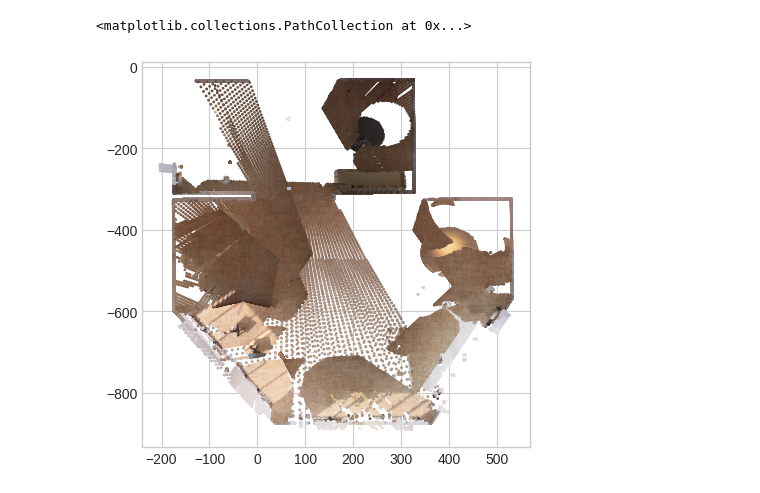
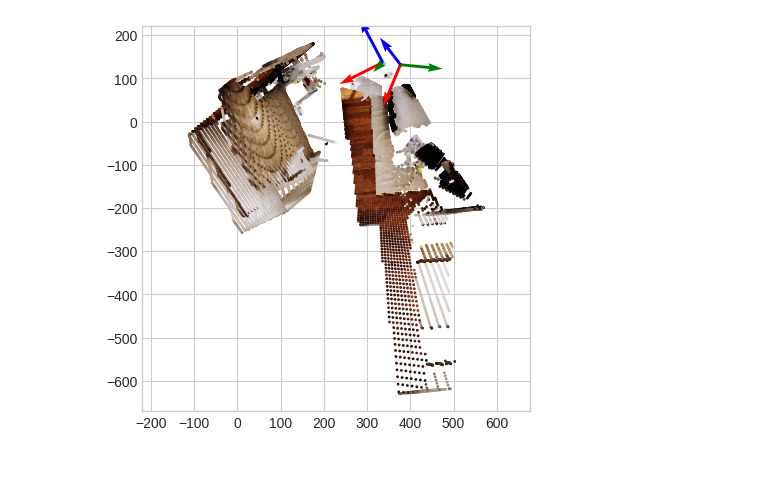
Before and after one commit to Linketic/TC-Light, a Jupyter notebook: notebooks/robotrix_analysis.ipynb, the cells around one changed output. Drawn from its saved outputs; the diff is of its cells as text; code cells hidden in the pictures.

```diff
--- a/notebooks/robotrix_analysis.ipynb
+++ b/notebooks/robotrix_analysis.ipynb
@@ -163,9 +193,12 @@ Text(0.5, 1.0, 'Camera Positions')
 # %%
 imgs, depths, masks, c2ws = [], [], [], []
-for i in range(1, n_images+1, 1000):
-    img = np.array(Image.open(os.path.join(data_folder, 'rgb', cam_type.name, f"{i:06d}.jpg")))
-    depth = np.array(Image.open(os.path.join(data_folder, 'depth', cam_type.name, f"{i:06d}.png"))) / 10.0
-    mask = np.array(Image.open(os.path.join(data_folder, 'mask', cam_type.name, f"{i:06d}.png")))[..., :3]
+# for i in range(1, n_images+1, 100):
+# for i in range(0, 3000, 100):
+for i in range(750, 850, 50):
+    cam_id = int(data_info['frames'][i]['id'])
+    img = np.array(Image.open(os.path.join(data_folder, 'rgb', cam_type.name, f"{cam_id+1:06d}.jpg")))
+    depth = np.array(Image.open(os.path.join(data_folder, 'depth', cam_type.name, f"{cam_id+1:06d}.png"))) / 10.0
+    mask = np.array(Image.open(os.path.join(data_folder, 'mask', cam_type.name, f"{cam_id+1:06d}.png")))[..., :3]
     imgs.append(img)
     depths.append(depth)
     masks.append(mask)
@@ -177,8 +210,14 @@ for i in range(1, n_images+1, 1000):
     c2w = np.eye(4)
     c2w[:3, :3] = ypr2rotmat(cam_rotation['y'], cam_rotation['p'], cam_rotation['r'])
     c2w[:3, 3] = np.array([cam_position['x'], cam_position['y'], cam_position['z']])
+    # c2w[1, [0, 2, 3]] = -c2w[1, [0, 2, 3]]  # flip y axis
+    # regenerate y orientation though cross product
+    # c2w[:3, 1] = np.cross(c2w[:3, 2], c2w[:3, 0])
+    c2w[1, :] = -c2w[1, :]  # flip y axis
+    c2w[:3, 1] = -c2w[:3, 1]
+
+    # c2w[1, [0, 3]] *= -1
     c2ws.append(c2w)
-
     print(c2w)
 
 rgbs = np.stack(imgs, axis=0).transpose(0, 3, 1, 2)
@@ -187,9 +226,9 @@ masks = np.stack(masks, axis=0)
 c2ws = np.stack(c2ws, axis=0)
 
 p_world, rgb_world = RGBD2PCD(torch.tensor(rgbs, dtype=torch.float32), torch.tensor(depths, dtype=torch.float32), intrinsics, torch.tensor(c2ws, dtype=torch.float32))
-pcd_mask = masks.reshape(-1, 3)
-pcd_mask = (pcd_mask[:, 0] == 0) & (pcd_mask[:, 1] == 0) & (pcd_mask[:, 2] == 0)
-pcd_mask = ~pcd_mask
-pcd_xyz = p_world.cpu().numpy().reshape(-1, 3)[pcd_mask][::100]
-pcd_rgb = rgb_world.cpu().numpy().reshape(-1, 3)[pcd_mask][::100]
+# pcd_mask = masks.reshape(-1, 3)
+# pcd_mask = (pcd_mask[:, 0] == 0) & (pcd_mask[:, 1] == 0) & (pcd_mask[:, 2] == 0)
+# pcd_mask = ~pcd_mask
+pcd_xyz = p_world.cpu().numpy().reshape(-1, 3)[::100]
+pcd_rgb = rgb_world.cpu().numpy().reshape(-1, 3)[::100]
 # %% [output]
@@ -213,10 +243,21 @@ pcd_rgb = rgb_world.cpu().numpy().reshape(-1, 3)[pcd_mask][::100]
-# %%
-plt.style.use("seaborn-v0_8-whitegrid")
-plt.figure(figsize=(5, 5))
-plt.scatter(pcd_xyz[:, 0], pcd_xyz[:, 1], c=pcd_rgb[:] / 255, s=1)
-# %% [output]
-<matplotlib.collections.PathCollection at 0x...>
-[figure, removed]
+# %%
+plt.style.use("seaborn-v0_8-whitegrid")
+plt.figure(figsize=(5, 5))
+plt.axis("equal")
+dim = 2
+plt.scatter(pcd_xyz[:, 0], pcd_xyz[:, dim], c=pcd_rgb[:] / 255, s=1)
+
+plt.scatter(c2ws[:, 0, 3], c2ws[:, dim, 3], s=5)
+for c2w in c2ws:
+    xc = c2w[:3, 0]
+    yc = c2w[:3, 1]
+    zc = c2w[:3, 2]
+
+    plt.quiver(c2w[0, 3], c2w[dim, 3], xc[0], xc[dim], angles='xy', scale_units='inches', scale=2, color='r', label='x')
+    plt.quiver(c2w[0, 3], c2w[dim, 3], yc[0], yc[dim], angles='xy', scale_units='inches', scale=2, color='g', label='y')
+    plt.quiver(c2w[0, 3], c2w[dim, 3], zc[0], zc[dim], angles='xy', scale_units='inches', scale=2, color='b', label='z')
+# %% [output]
+[figure, added]
 # %%
 from plyfile import PlyData, PlyElement
 # 确保输入数组形状正确
```
Also changed, not shown: parts of 6 cells of this notebook, 2 other files.
